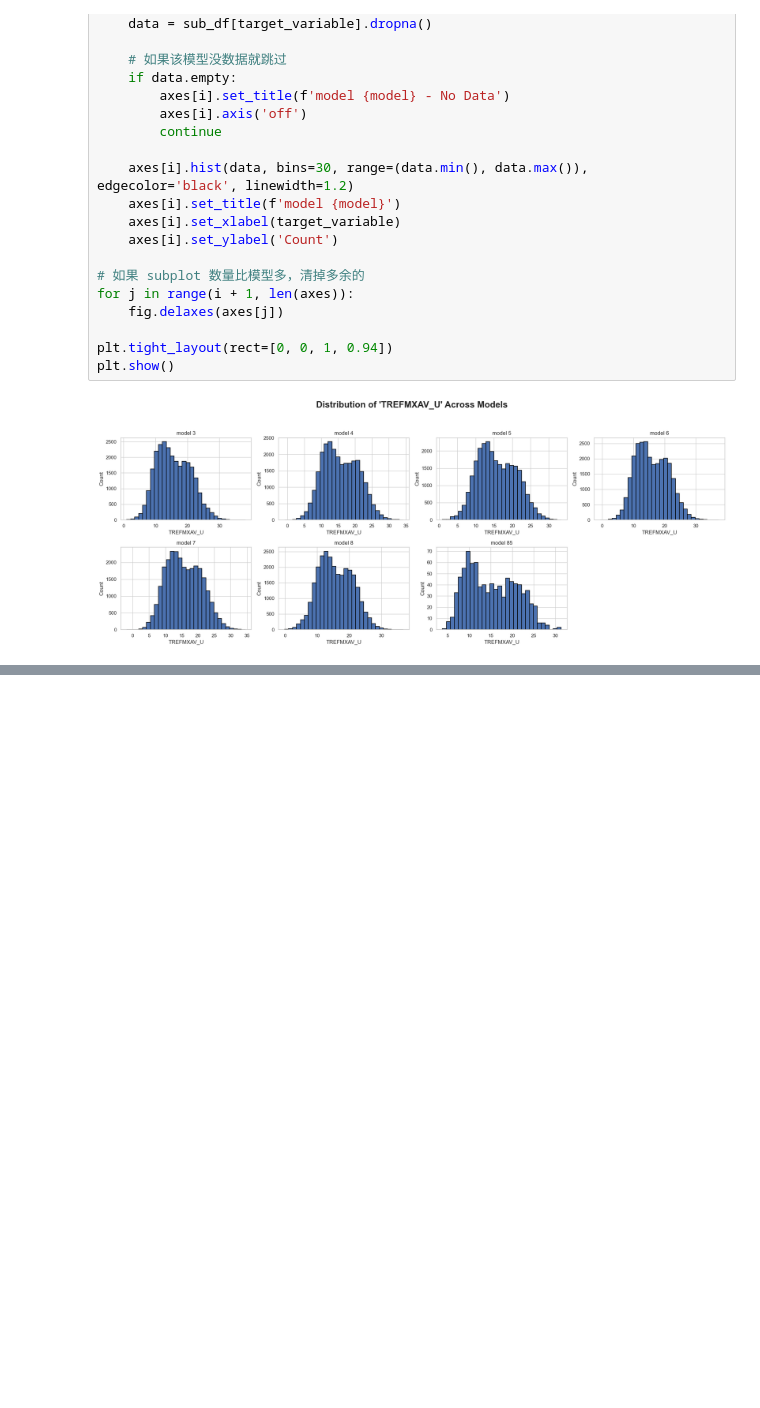
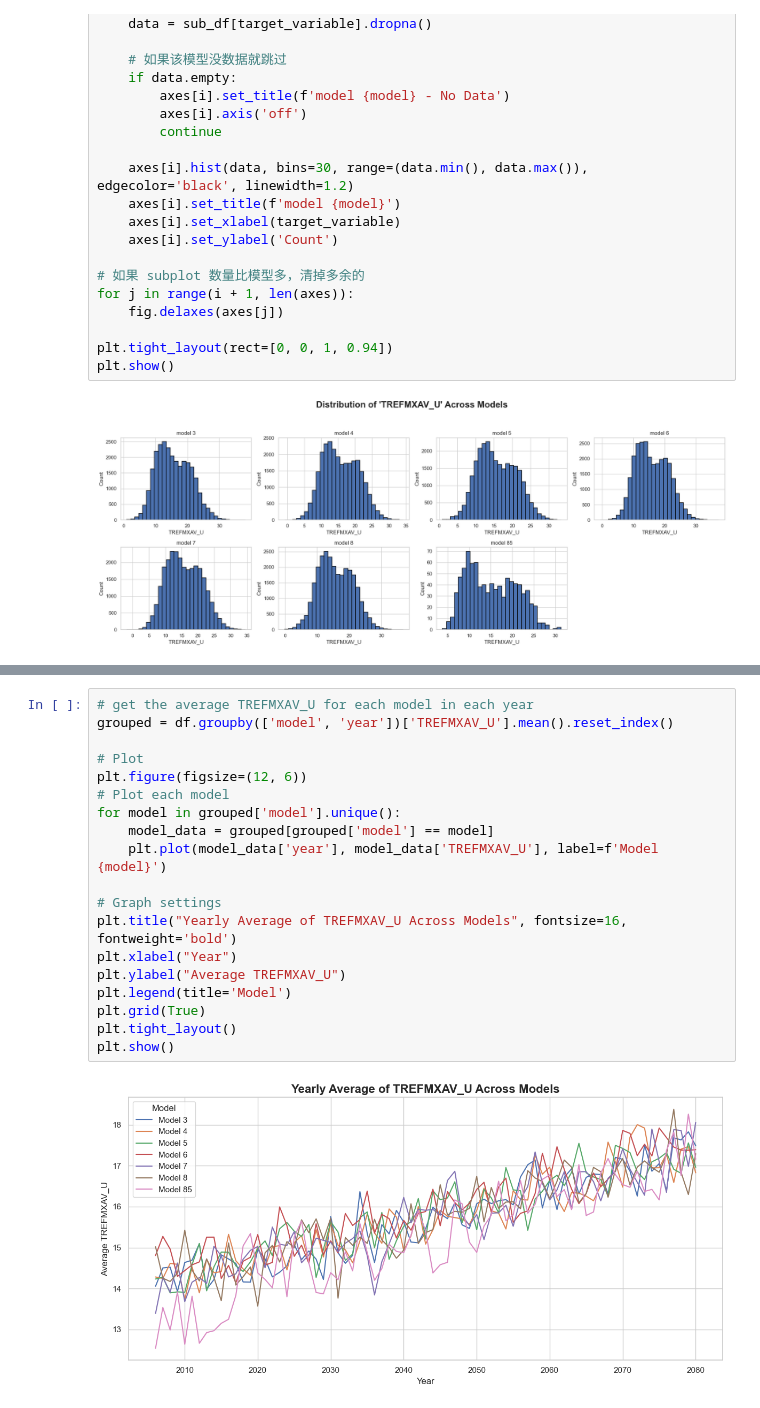
Before and after one commit to JYHYL/EART60702-Group3, a Jupyter notebook: EDA.ipynb, the cells around one changed output, grey strips where cells are left out. Saved outputs shown, nothing was run; the diff lists cells and outputs as text; blank space fills up the shorter version.

```diff
--- a/EDA.ipynb
+++ b/EDA.ipynb
@@ -165,0 +230,21 @@ for var in variables:
+# %%
+# get the average TREFMXAV_U for each model in each year
+grouped = df.groupby(['model', 'year'])['TREFMXAV_U'].mean().reset_index()
+
+# Plot
+plt.figure(figsize=(12, 6))
+# Plot each model
+for model in grouped['model'].unique():
+    model_data = grouped[grouped['model'] == model]
+    plt.plot(model_data['year'], model_data['TREFMXAV_U'], label=f'Model {model}')
+
+# Graph settings
+plt.title("Yearly Average of TREFMXAV_U Across Models", fontsize=16, fontweight='bold')
+plt.xlabel("Year")
+plt.ylabel("Average TREFMXAV_U")
+plt.legend(title='Model')
+plt.grid(True)
+plt.tight_layout()
+plt.show()
+# %% [output]
+[figure, added]
```
Also changed, not shown: parts of 3 cells of this notebook.
